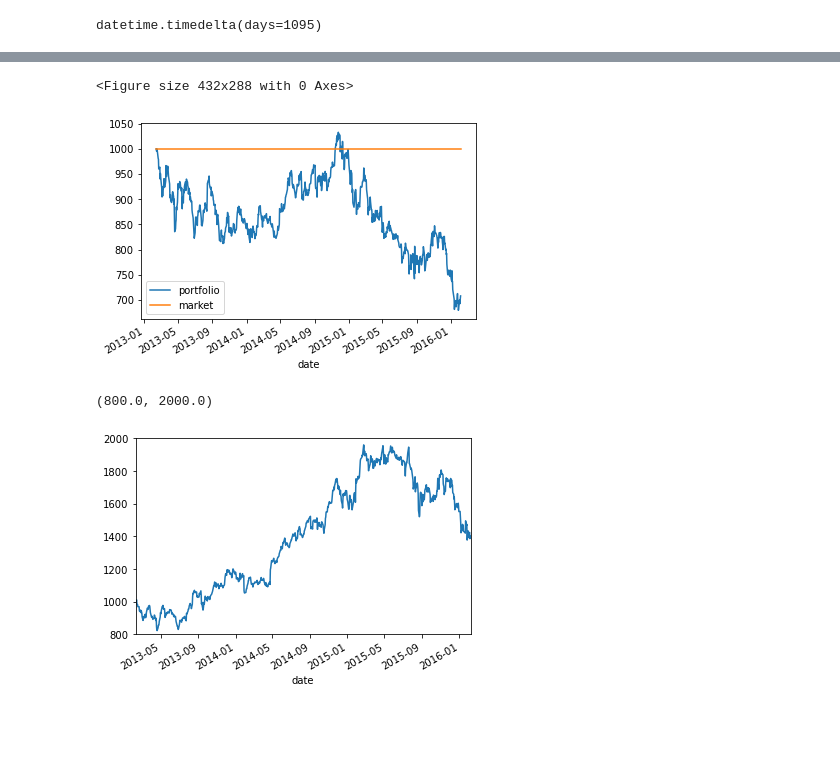
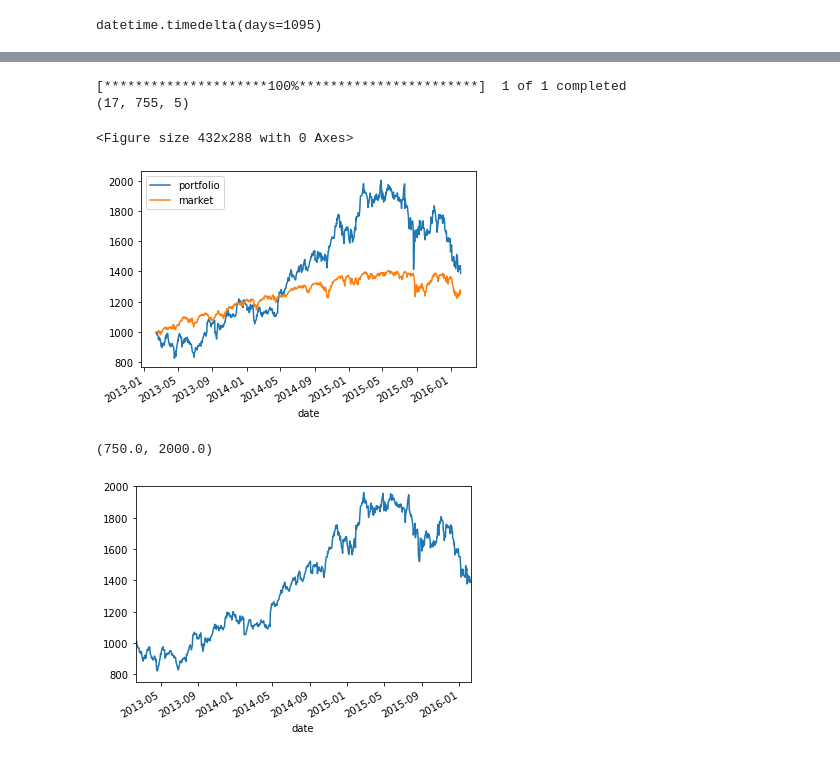
Before and after one commit to ChenYiYuIvan/rl_portfolio_management, a Jupyter notebook: testing.ipynb, the cells around one changed output, grey strips where cells are left out. Cells and saved outputs as stored; diff of their text form; code cells hidden in the pictures; blank space fills up the shorter version.

```diff
--- a/testing.ipynb
+++ b/testing.ipynb
@@ -8,6 +8,7 @@ datetime.timedelta(days=1095)
 # %%
 from src.environments.market import Market
 
-m = Market("2013-04-08", "2016-02-05", 3)
-m.data.shape
+m = Market("2013-02-12", "2013-02-14", 3)
+a = m.reset()
+print(a[1,:,:])
 # %% [output]
@@ -15,5 +22,5 @@ m.data.shape
 # %%
-a,b = m.step()
-print(a[0,:,:], a[1,:,:], b)
+a,b,c = m.step()
+print(a[1,:,:], b[1,:,:], c, sep='\n')
 print(m.next_step, m.step_to_date())
 # %% [output]
@@ -21,23 +41,25 @@ ValueError: not enough values to unpack (expected 4, got 2)
 # %%
 from src.environments.portfolio import Portfolio
 import numpy as np
 
-p = Portfolio("2013-02-12", "2016-02-05", 3)
-p.market.data.shape
+p = Portfolio("2013-02-12", "2016-02-05", 3, continuous=False)
+print(p.market.data.shape)
 
 p.reset()
 while True:
     #action = np.random.rand(17)
     action = -1000000 * np.ones(17)
     action[1] = 1000000
     a,b,c,d = p.step(action)
-    if d:
+    if c:
         break
 
 p.render()
 # %% [output]
-<Figure size 432x288 with 0 Axes>
+[*********************100%***********************]  1 of 1 completed
+(17, 755, 5)
+<Figure size 432x288 with 0 Axes>
-[figure, old version]
+[figure, new version]
 # %%
 import pandas as pd
 
@@ -47,7 +69,7 @@ a.set_index('date', inplace=True)
 a['close'] = a['close'].apply(lambda x : x / a.iloc[0]['close'] * 1000)
 ax = a['close'].plot()
 ax.set_xlim(pd.Timestamp('2013-02-08'), pd.Timestamp('2016-02-07'))
-ax.set_ylim(800, 2000)
+ax.set_ylim(750, 2000)
 # %% [output]
-(800.0, 2000.0)
+(750.0, 2000.0)
-[figure, old version]
+[figure, new version]
```
Also changed, not shown: parts of 3 cells of this notebook, 3 other files.
